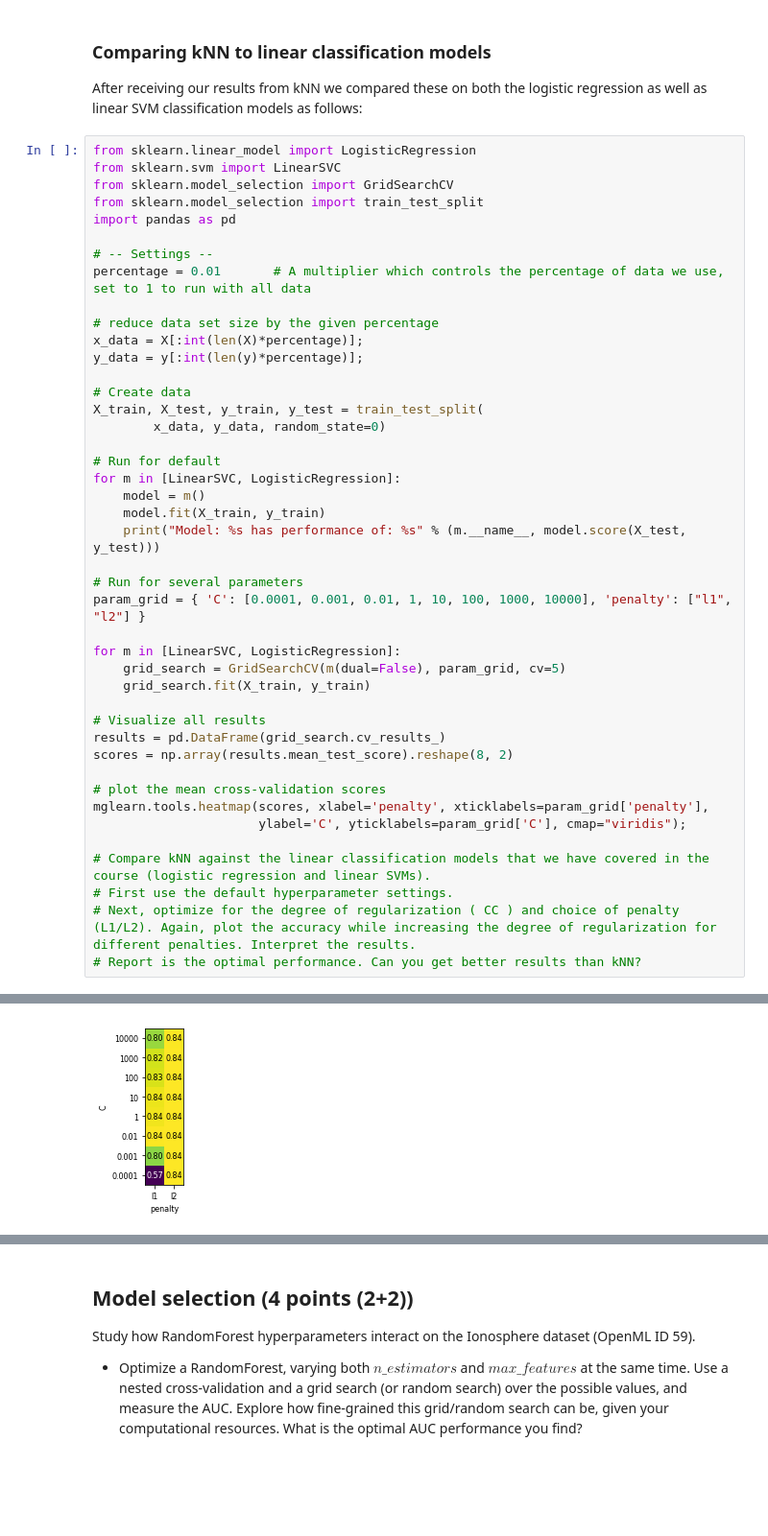
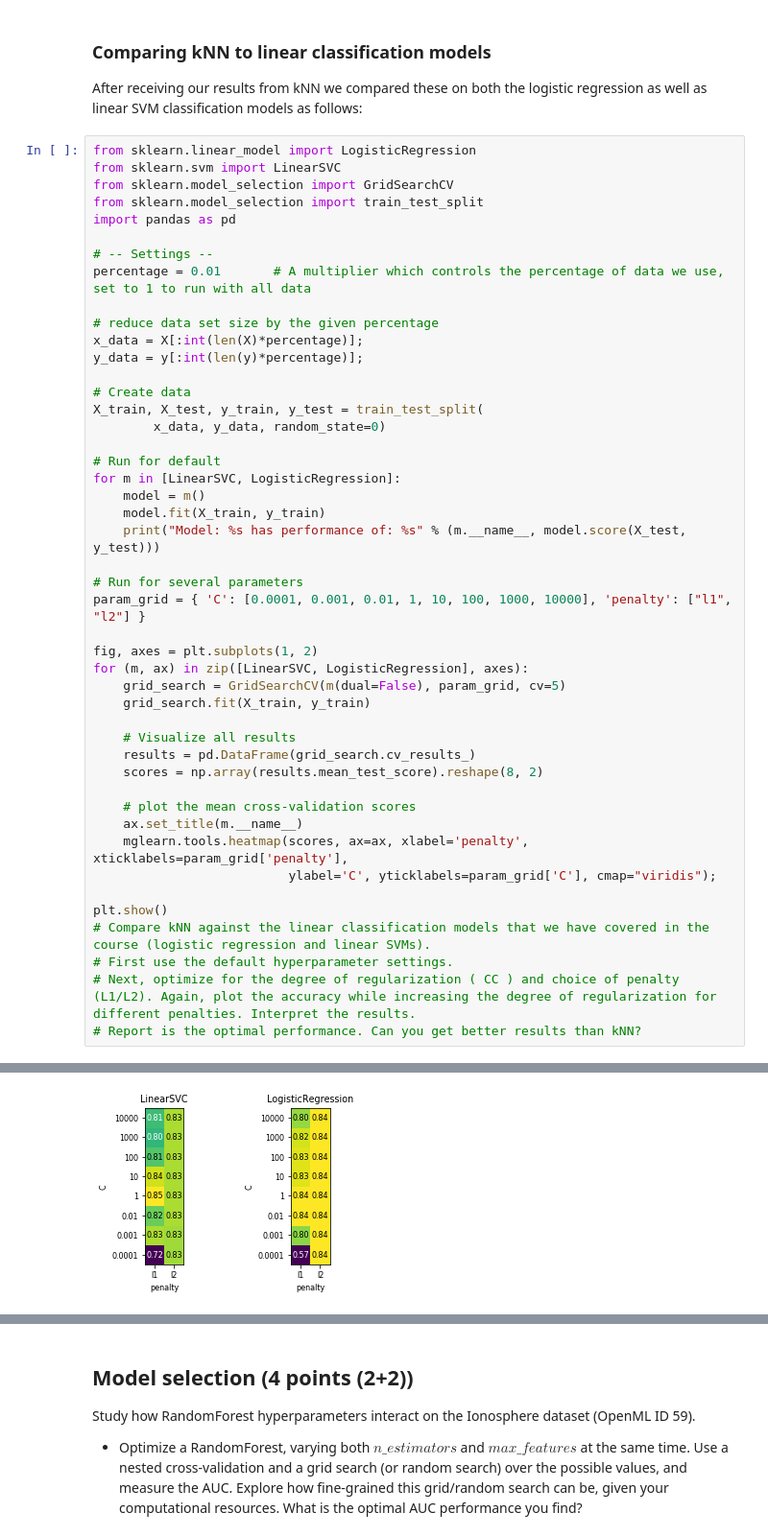
Before and after one commit to Zilarion/2IMW30-Assignment-1-2, a Jupyter notebook: a1/Assignment 1.ipynb, the cells around one changed output, grey strips where cells are left out. Shown: that part at 96% size. Drawn from its saved outputs; the diff is of its cells as text; blank space fills up the shorter version.

Commit message:
Added visualization

```diff
--- a/a1/Assignment 1.ipynb
+++ b/a1/Assignment 1.ipynb
@@ -157,39 +157,42 @@ percentage = 0.01       # A multiplier which controls the percentage of data we
 
 # reduce data set size by the given percentage
 x_data = X[:int(len(X)*percentage)];
 y_data = y[:int(len(y)*percentage)];
 
 # Create data
 X_train, X_test, y_train, y_test = train_test_split(
         x_data, y_data, random_state=0)
 
 # Run for default
 for m in [LinearSVC, LogisticRegression]:
     model = m()
     model.fit(X_train, y_train)
     print("Model: %s has performance of: %s" % (m.__name__, model.score(X_test, y_test)))
 
 # Run for several parameters
 param_grid = { 'C': [0.0001, 0.001, 0.01, 1, 10, 100, 1000, 10000], 'penalty': ["l1", "l2"] }
 
-for m in [LinearSVC, LogisticRegression]:
+fig, axes = plt.subplots(1, 2)
+for (m, ax) in zip([LinearSVC, LogisticRegression], axes):
     grid_search = GridSearchCV(m(dual=False), param_grid, cv=5)
     grid_search.fit(X_train, y_train)
 
-# Visualize all results
-results = pd.DataFrame(grid_search.cv_results_)
-scores = np.array(results.mean_test_score).reshape(8, 2)
+    # Visualize all results
+    results = pd.DataFrame(grid_search.cv_results_)
+    scores = np.array(results.mean_test_score).reshape(8, 2)
 
-# plot the mean cross-validation scores
-mglearn.tools.heatmap(scores, xlabel='penalty', xticklabels=param_grid['penalty'],
-                      ylabel='C', yticklabels=param_grid['C'], cmap="viridis");
+    # plot the mean cross-validation scores
+    ax.set_title(m.__name__)
+    mglearn.tools.heatmap(scores, ax=ax, xlabel='penalty', xticklabels=param_grid['penalty'],
+                          ylabel='C', yticklabels=param_grid['C'], cmap="viridis");
 
+plt.show()
 # Compare kNN against the linear classification models that we have covered in the course (logistic regression and linear SVMs).
 # First use the default hyperparameter settings.
 # Next, optimize for the degree of regularization ( CC ) and choice of penalty (L1/L2). Again, plot the accuracy while increasing the degree of regularization for different penalties. Interpret the results.
 # Report is the optimal performance. Can you get better results than kNN?
 # %% [output]
 Model: LinearSVC has performance of: 0.817142857143
 Model: LogisticRegression has performance of: 0.834285714286
-[figure, old version]
+[figure, new version]
 # %% [markdown]
```
Also changed, not shown: parts of 4 cells of this notebook.
